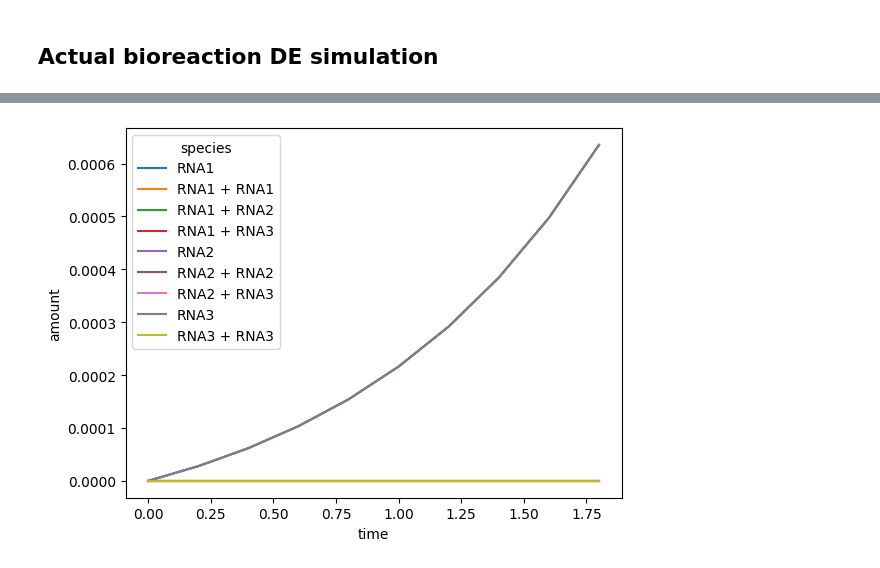
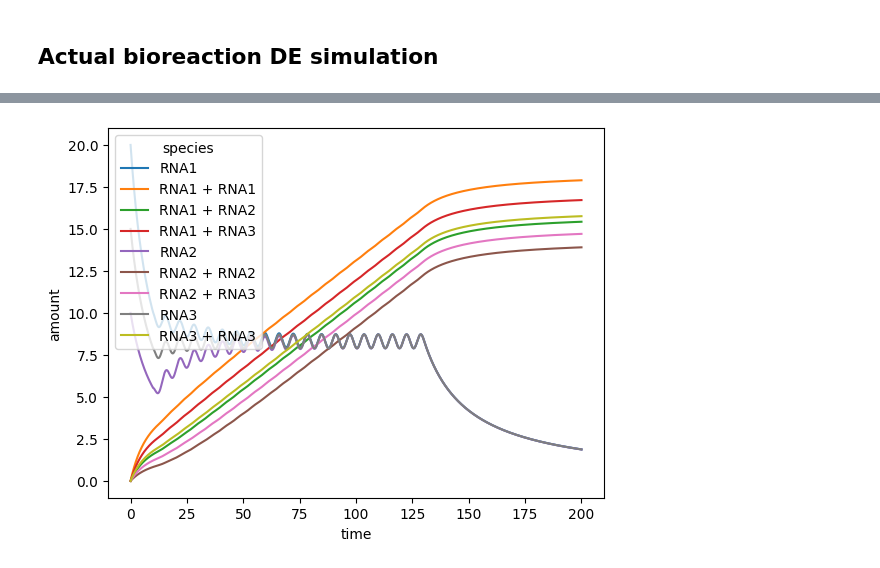
Before and after one commit to Steel-Lab-Oxford/core-bioreaction-simulation, a Jupyter notebook: notebooks/test_signal.ipynb, the cells around one changed output, grey strips where cells are left out. Cells and saved outputs as stored; diff of their text form; code cells hidden in the pictures.

Commit message:
fixed signals :)

```diff
--- a/notebooks/test_signal.ipynb
+++ b/notebooks/test_signal.ipynb
@@ -129,39 +131,41 @@ make_sns_vis(model, ts, ys)
 # %% [markdown]
 ## Actual bioreaction DE simulation
 # %%
-t0, t1, dt0 = 0, 30, 0.2
+config = load_json_as_dict('../scripts/playground_signals/simple_config.json')
+model = construct_model(config)
 
+qreactions = QuantifiedReactions()
+qreactions.init_properties(model, config)
 
-def one_step_de_sim(spec_conc, reactions, delta_t=1):
+def step_function(t, total_time, step_num, dt, target):
+    return (jnp.sin(t) + 1)* jnp.where((10 < t) & (t < 130), target/24, 0)
+
+def one_step_de_sim(spec_conc, reactions, delta_t: float):
     concentration_factors_in = jnp.prod(
         jnp.power(spec_conc, (reactions.inputs)), axis=1)
     concentration_factors_out = jnp.prod(
         jnp.power(spec_conc, (reactions.outputs)), axis=1)
-    forward_delta = concentration_factors_in * reactions.forward_rates * delta_t
-    reverse_delta = concentration_factors_out * reactions.reverse_rates * delta_t
-    return spec_conc \
-        + forward_delta @ (reactions.outputs) + reverse_delta @ (reactions.inputs) \
-        - forward_delta @ (reactions.inputs) - \
-        reverse_delta @ (reactions.outputs)
-
+    forward_delta = concentration_factors_in * reactions.forward_rates
+    reverse_delta = concentration_factors_out * reactions.reverse_rates
+    return (forward_delta - reverse_delta) @ (reactions.outputs - reactions.inputs)
 
 def bioreaction_sim(t, y, args, reactions, signal, signal_onehot, dt):
-    return one_step_de_sim(spec_conc=(y * signal_onehot + signal(t) * (-signal_onehot + 1)),
-                           reactions=reactions)
+    return one_step_de_sim(spec_conc=y,
+                           reactions=reactions, delta_t=1) + signal(t) * signal_onehot
 
+t0, t1, dt0 = 0, 200, 0.02
 
-signal_species = [s for s in model.species if s.name ==
-                  "RNA1" or s.name == "RNA2" or s.name=="RNA3"]
-signal_onehot = np.ones(len(model.species))
+signal_species = [s for s in model.species if s.name in (f"RNA{i}" for i in [1,2,3]) ]# or s.name=="RNA3"]
+signal_onehot = np.zeros(len(model.species))
 for s in signal_species:
-    signal_onehot[model.species.index(s)] = 0
+    signal_onehot[model.species.index(s)] = 1
 
-signal = partial(step_function, total_time=t1, step_num=2, dt=dt0, target=100)
+signal = partial(step_function, total_time=t1, step_num=2, dt=dt0, target=10)
 term = dfx.ODETerm(partial(bioreaction_sim, reactions=qreactions.reactions, signal=signal,
                    signal_onehot=signal_onehot, dt=dt0))
 solver = dfx.Tsit5()
 saveat = dfx.SaveAt(t0=True, t1=True, steps=True)
 
 sim_result = dfx.diffeqsolve(term, solver, t0=t0, t1=t1, dt0=dt0,
-                             y0=qreactions.quantities * signal_onehot,
+                             y0=qreactions.quantities,# * (1-signal_onehot),
                              saveat=saveat, max_steps=16**4)
@@ -194,8 +172,8 @@ DeviceArray(-1000., dtype=float32)
 # %%
 result_range = len(sim_result.ts) - sum(sim_result.ts == np.inf)
-result_range = 10
+# result_range = 10
 ys = sim_result.ys[:result_range]
 ts = sim_result.ts[:result_range]
-make_sns_vis(model, ts, ys)
+make_sns_vis(model, ts, ys, rem_cols = [])#, rem_cols=['RNA1 + RNA1', 'RNA1 + RNA2', 'RNA1 + RNA3', 'RNA2 + RNA2', 'RNA2 + RNA3', 'RNA3 + RNA3'])
 # %% [output]
-[figure, old version]
+[figure, new version]
```
Also changed, not shown: parts of 7 cells of this notebook, 5 other files.
